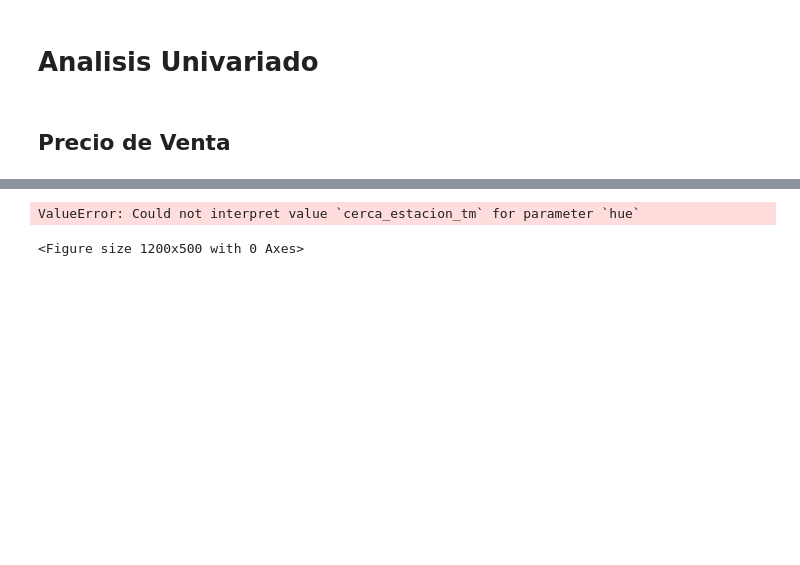
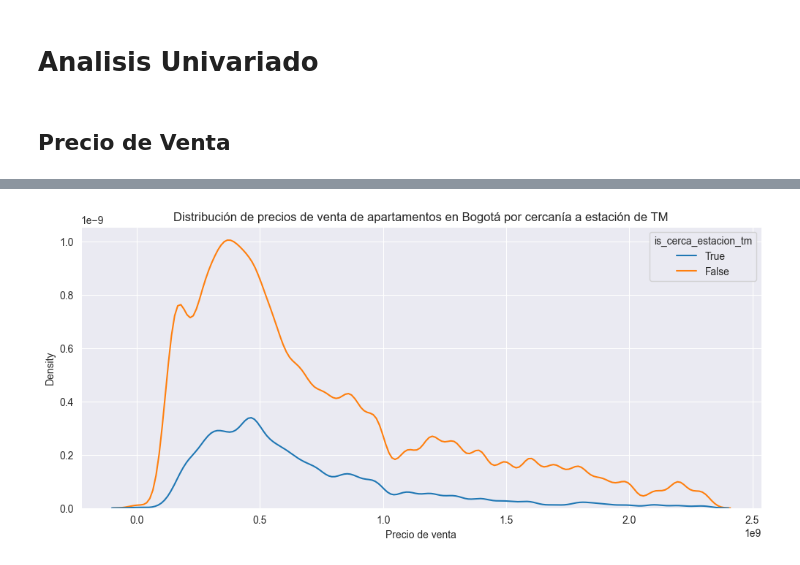
Before and after one commit to builker-col/bogota-apartments, a Jupyter notebook: notebooks/04_venta_data_exploraty.ipynb, the cells around one changed output, grey strips where cells are left out. Saved outputs shown, nothing was run; the diff lists cells and outputs as text; code cells hidden in the pictures; blank space fills up the shorter version.

```diff
--- a/notebooks/04_venta_data_exploraty.ipynb
+++ b/notebooks/04_venta_data_exploraty.ipynb
@@ -126,20 +126,19 @@ plt.show()
 # %%
 plt.figure(figsize=(12, 5))
 
 sns.kdeplot(
     apartments,
     x='precio_venta',
-    hue='cerca_estacion_tm',
+    hue='is_cerca_estacion_tm',
     bw_adjust=.5,
     hue_order=[True, False],
 )
 
 plt.title('Distribución de precios de venta de apartamentos en Bogotá por cercanía a estación de TM')
 plt.xlabel('Precio de venta')
 plt.show()
 # %% [output]
-ValueError: Could not interpret value `cerca_estacion_tm` for parameter `hue`
-<Figure size 1200x500 with 0 Axes>
+[figure, added]
 # %%
 plt.figure(figsize=(12, 5))
 
```
Also changed, not shown: parts of 10 cells of this notebook, 2 other files.
